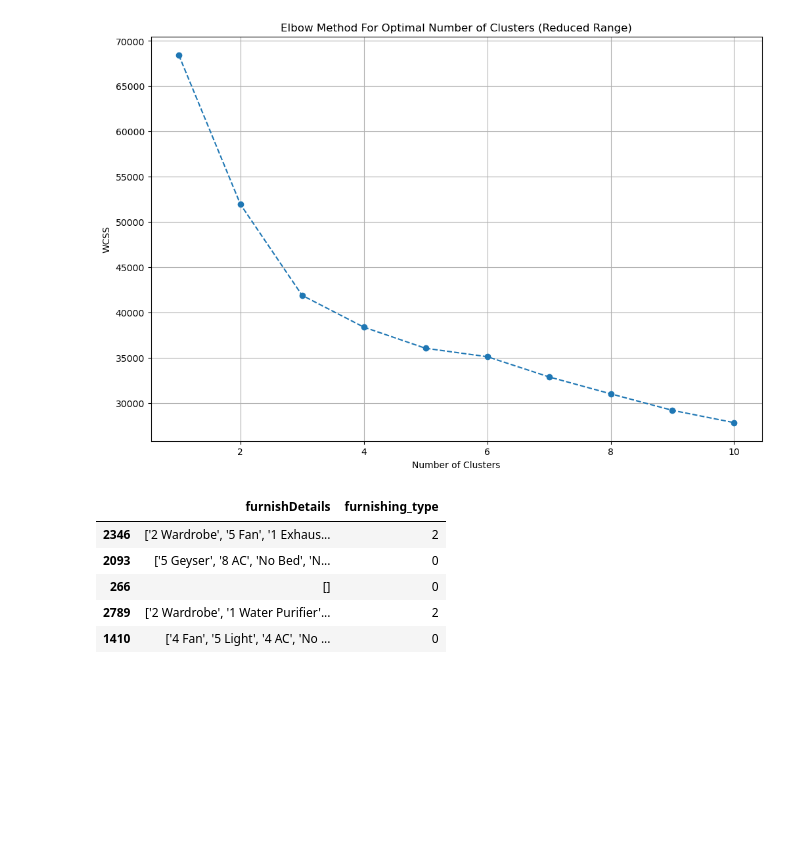
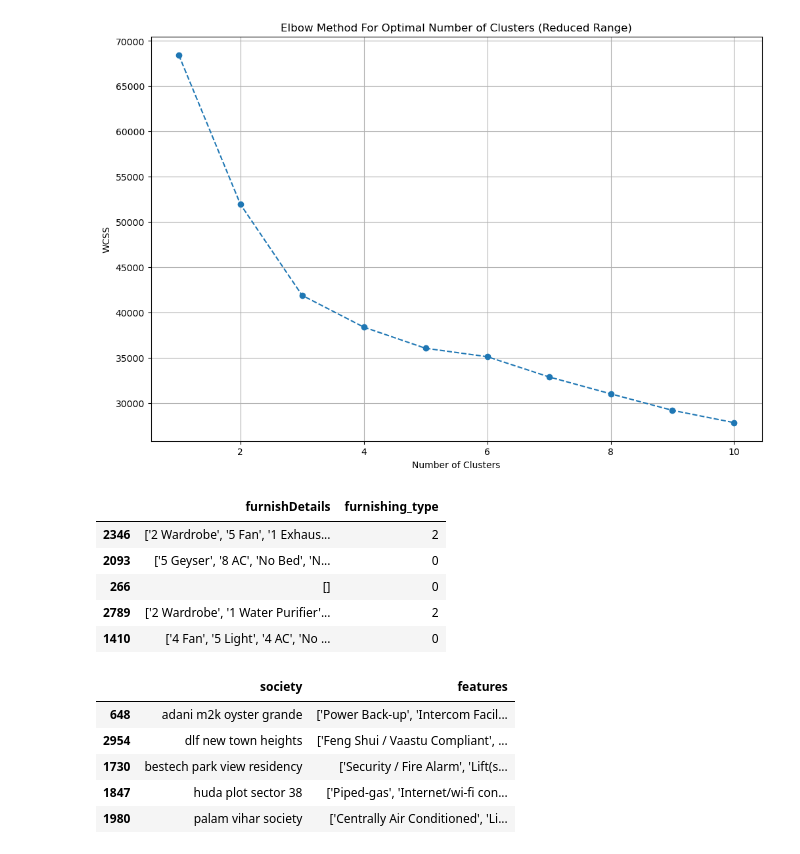
Before and after one commit to srinu-nayak/Real-Estate-House-Price-Prediction, a Jupyter notebook: feature-engineering.ipynb, the cells around one changed output. Cells and saved outputs as stored; diff of their text form; code cells hidden in the pictures; blank space fills up the shorter version.

```diff
--- a/feature-engineering.ipynb
+++ b/feature-engineering.ipynb
@@ -449,3 +449,13 @@ df.sample(5)[['furnishDetails','furnishing_type']]
 | 266 | [] | 0 |
 | 2789 | ['2 Wardrobe', '1 Water Purifier'... | 2 |
 | 1410 | ['4 Fan', '5 Light', '4 AC', 'No ... | 0 |
+# %%
+# features
+df[['society','features']].sample(5)
+# %% [output]
+|  | society | features |
+| 648 | adani m2k oyster grande | ['Power Back-up', 'Intercom Facil... |
+| 2954 | dlf new town heights | ['Feng Shui / Vaastu Compliant', ... |
+| 1730 | bestech park view residency | ['Security / Fire Alarm', 'Lift(s... |
+| 1847 | huda plot sector 38 | ['Piped-gas', 'Internet/wi-fi con... |
+| 1980 | palam vihar society | ['Centrally Air Conditioned', 'Li... |
```
Also changed, not shown: parts of 17 cells of this notebook, 2 other files.
